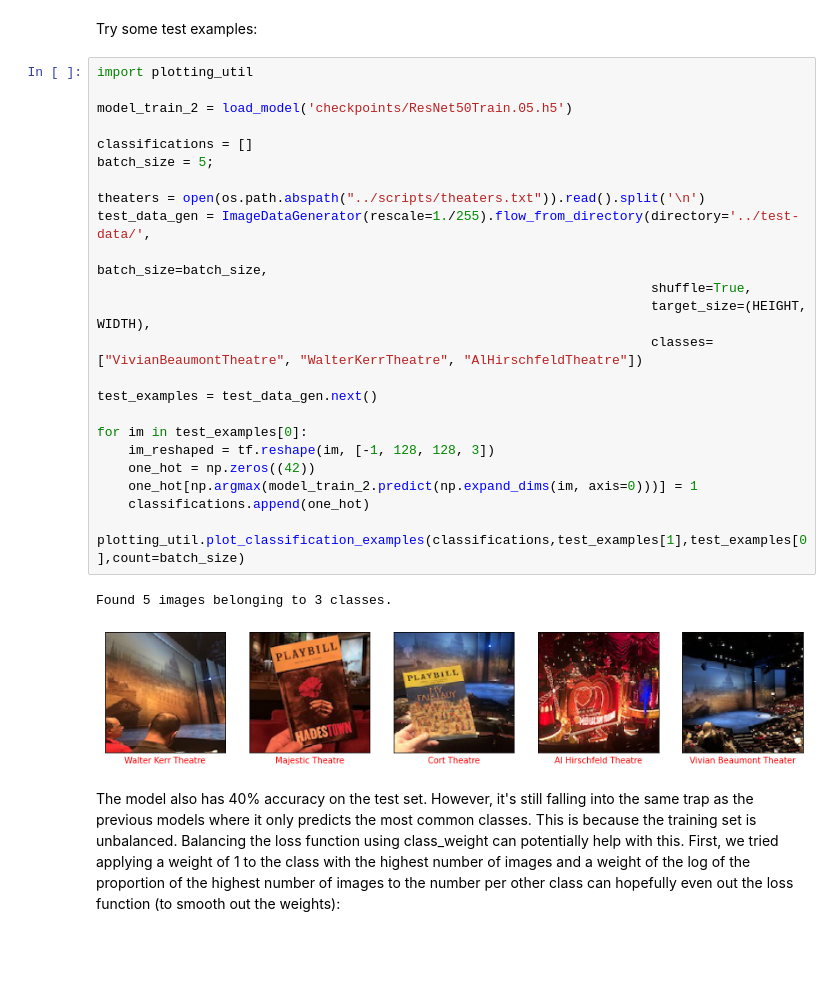
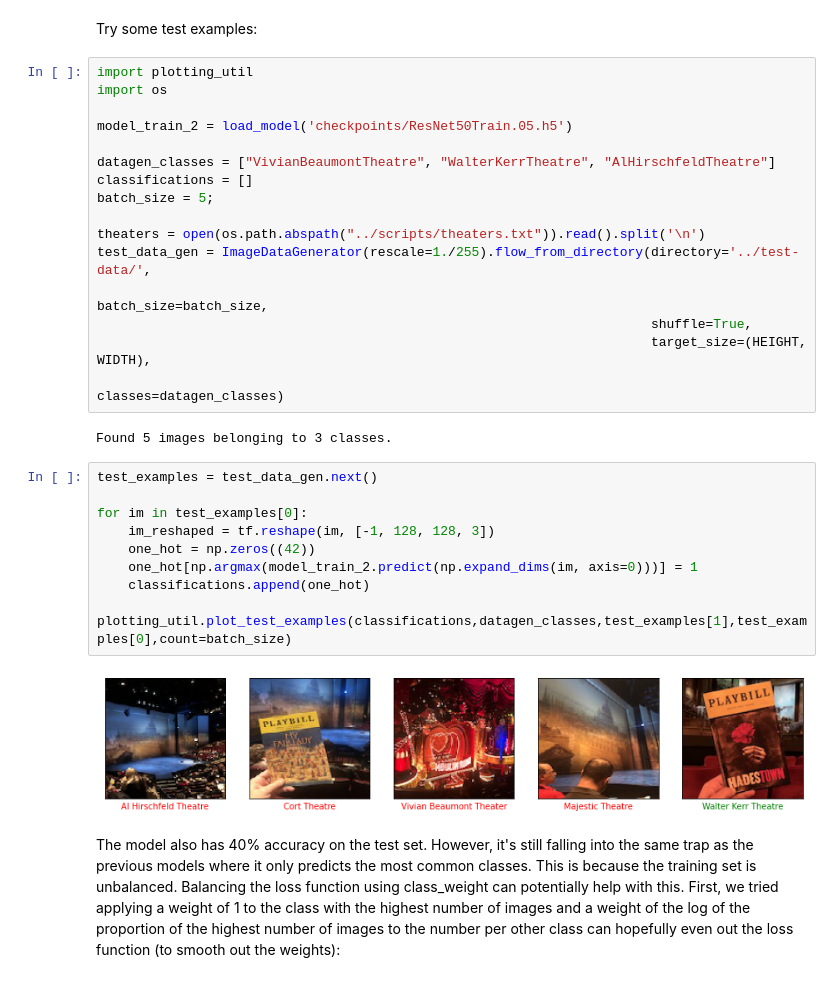
Before and after one commit to ahooper2-school/Broadway-Classifier, a Jupyter notebook: notebooks/transfer_learning_resnet.ipynb, the cells around one changed output. Saved outputs shown, nothing was run; the diff lists cells and outputs as text; blank space fills up the shorter version.

Commit message:
Clean up plotting util

```diff
--- a/notebooks/transfer_learning_resnet.ipynb
+++ b/notebooks/transfer_learning_resnet.ipynb
@@ -279,33 +279,36 @@ plotting_util.plot_classification_examples(classifications,valid_examples[1],val
 [figure]
 # %% [markdown]
 Try some test examples:
+# %%
+import plotting_util
+import os
+
+model_train_2 = load_model('checkpoints/ResNet50Train.05.h5')
+
+datagen_classes = ["VivianBeaumontTheatre", "WalterKerrTheatre", "AlHirschfeldTheatre"]
+classifications = []
+batch_size = 5;
+
+theaters = open(os.path.abspath("../scripts/theaters.txt")).read().split('\n')
+test_data_gen = ImageDataGenerator(rescale=1./255).flow_from_directory(directory='../test-data/',
+                                                                       batch_size=batch_size,
+                                                                       shuffle=True,
+                                                                       target_size=(HEIGHT, WIDTH),
+                                                                       classes=datagen_classes)
+# %% [output]
+Found 5 images belonging to 3 classes.
 # %%
-import plotting_util
-
-model_train_2 = load_model('checkpoints/ResNet50Train.05.h5')
-
-classifications = []
-batch_size = 5;
-
-theaters = open(os.path.abspath("../scripts/theaters.txt")).read().split('\n')
-test_data_gen = ImageDataGenerator(rescale=1./255).flow_from_directory(directory='../test-data/',
-                                                                       batch_size=batch_size,
-                                                                       shuffle=True,
-                                                                       target_size=(HEIGHT, WIDTH),
-                                                                       classes=["VivianBeaumontTheatre", "WalterKerrTheatre", "AlHirschfeldTheatre"])
-
 test_examples = test_data_gen.next()
 
 for im in test_examples[0]:
     im_reshaped = tf.reshape(im, [-1, 128, 128, 3])
     one_hot = np.zeros((42))
     one_hot[np.argmax(model_train_2.predict(np.expand_dims(im, axis=0)))] = 1
     classifications.append(one_hot)
 
-plotting_util.plot_classification_examples(classifications,test_examples[1],test_examples[0],count=batch_size)
+plotting_util.plot_test_examples(classifications,datagen_classes,test_examples[1],test_examples[0],count=batch_size)
 # %% [output]
-Found 5 images belonging to 3 classes.
-[figure, old version]
+[figure, new version]
 # %% [markdown]
 The model also has 40% accuracy on the test set. However, it's still falling into the same trap as the previous models where it only predicts the most common classes. This is because the training set is unbalanced. Balancing the loss function using class_weight can potentially help with this. First, we tried applying a weight of 1 to the class with the highest number of images and a weight of the log of the proportion of the highest number of images to the number per other class can hopefully even out the loss function (to smooth out the weights):
 # %%
```
Also changed, not shown: 1 other file.
